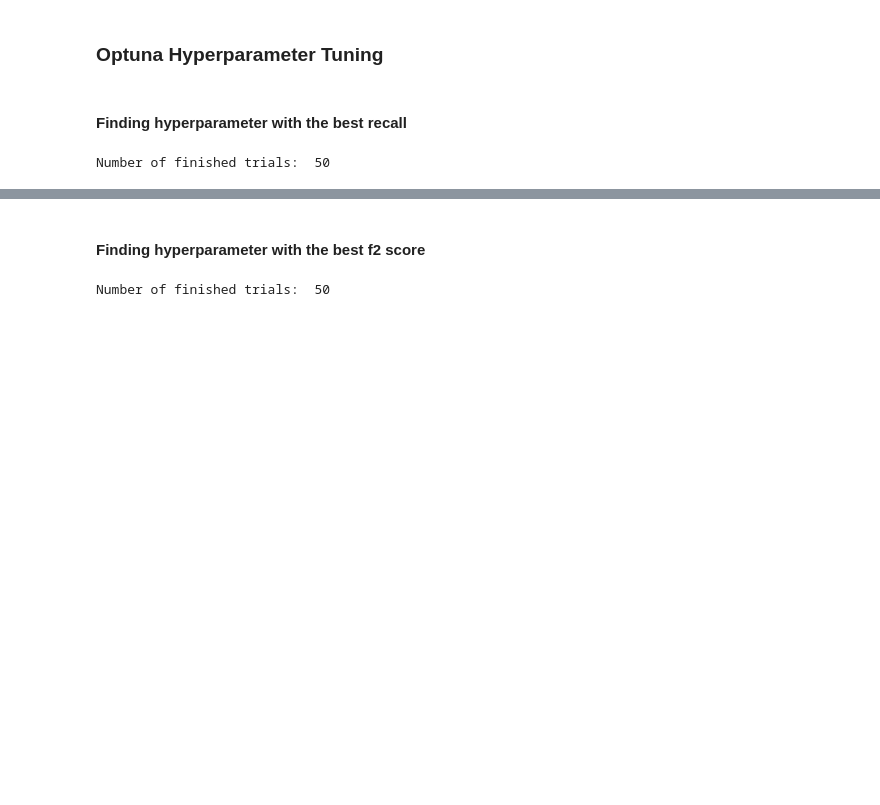
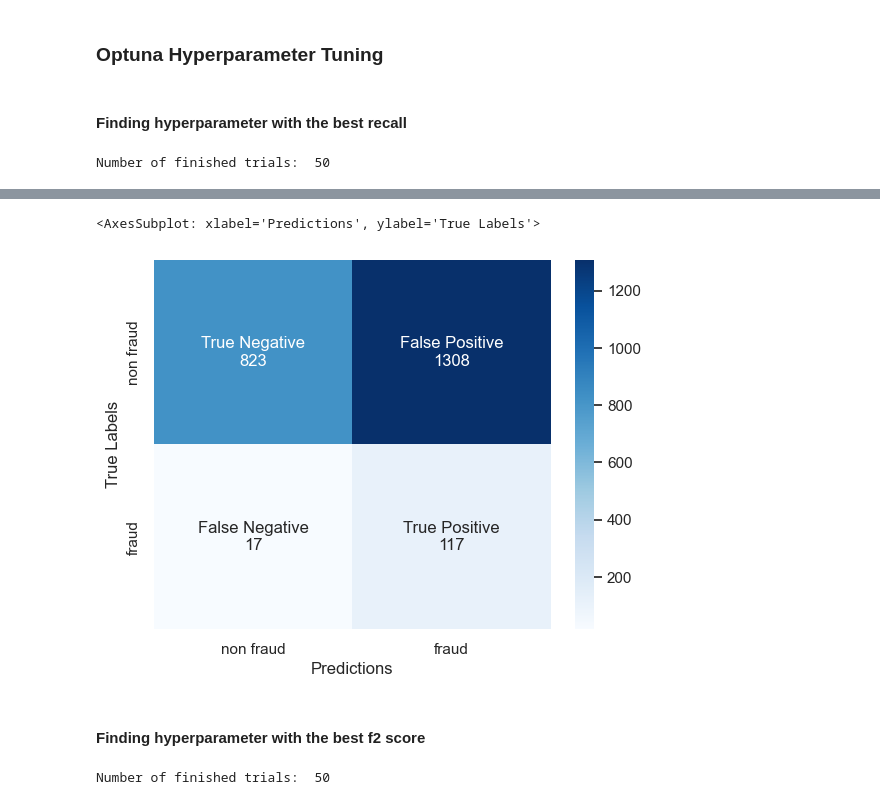
Before and after one commit to hewtungyuen/car-insurance-fraud-BT4012, a Jupyter notebook: logistic_regression.ipynb, the cells around one changed output, grey strips where cells are left out. Cells and saved outputs as stored; diff of their text form; code cells hidden in the pictures; blank space fills up the shorter version.

Commit message:
add confusion matrix

```diff
--- a/logistic_regression.ipynb
+++ b/logistic_regression.ipynb
@@ -85,3 +85,8 @@ PR AUC: 0.08
+# %%
+get_confusion_matrix(y_valid, predictions)
+# %% [output]
+<AxesSubplot: xlabel='Predictions', ylabel='True Labels'>
+[figure, added]
 # %% [markdown]
 #### Finding hyperparameter with the best f2 score
 # %%
```
Also changed, not shown: parts of 8 cells of this notebook, 2 other files.
